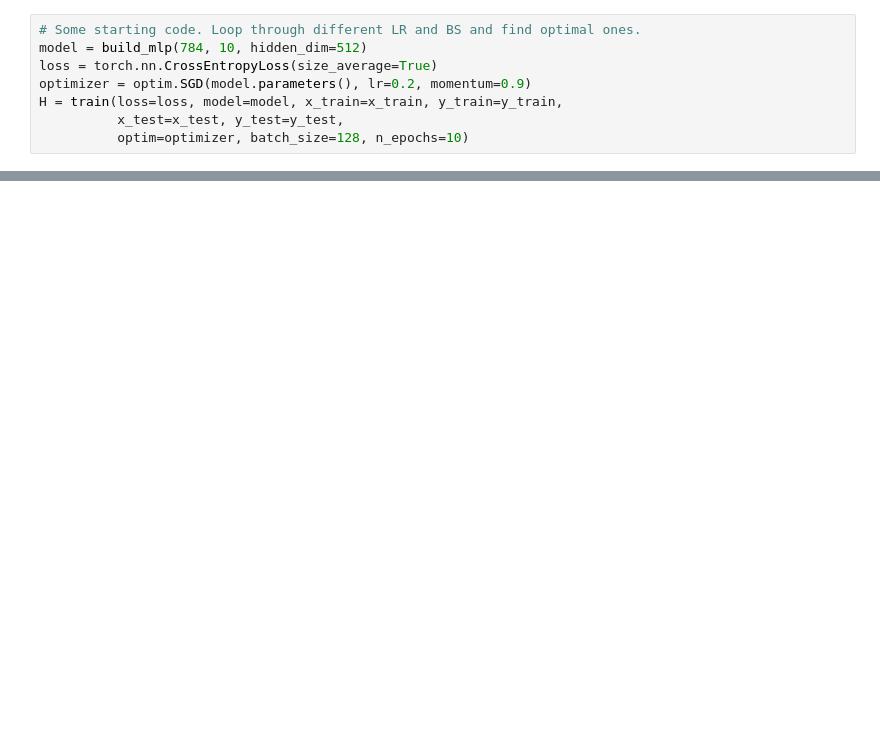
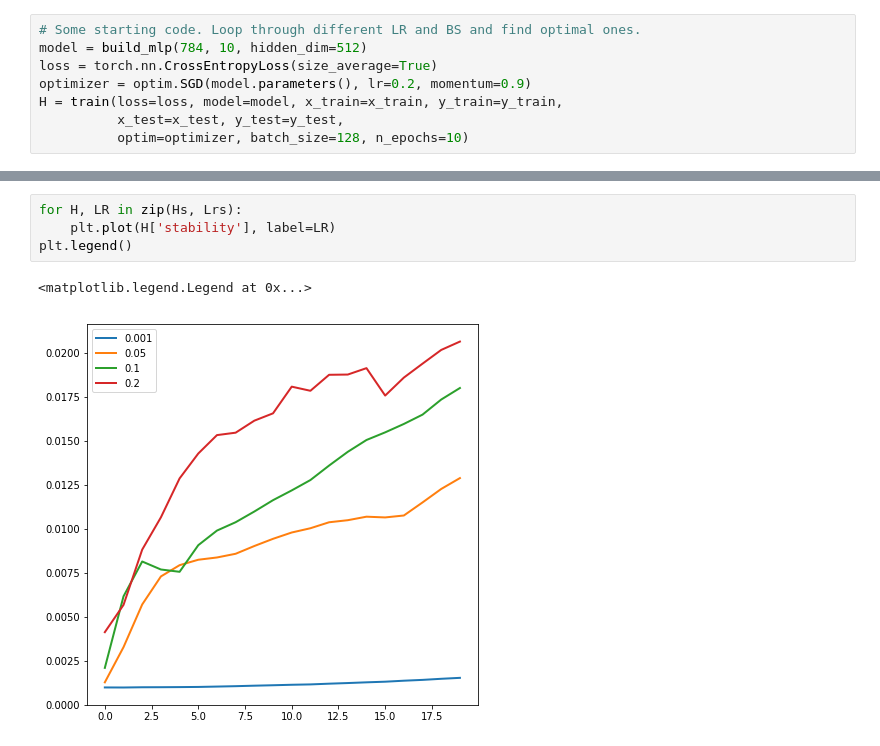
Before and after one commit to kgalias/nn2018, a Jupyter notebook: lab/7b_neural_network_optimization.ipynb, the cells around one changed output, grey strips where cells are left out. Saved outputs shown, nothing was run; the diff lists cells and outputs as text; blank space fills up the shorter version.

```diff
--- a/lab/7b_neural_network_optimization.ipynb
+++ b/lab/7b_neural_network_optimization.ipynb
@@ -128,0 +185,7 @@ H = train(loss=loss, model=model, x_train=x_train, y_train=y_train,
+# %%
+for H, LR in zip(Hs, Lrs):
+    plt.plot(H['stability'], label=LR)
+plt.legend()
+# %% [output]
+<matplotlib.legend.Legend at 0x...>
+[figure, added]
```
Also changed, not shown: parts of 10 cells of this notebook, 1 other file.
